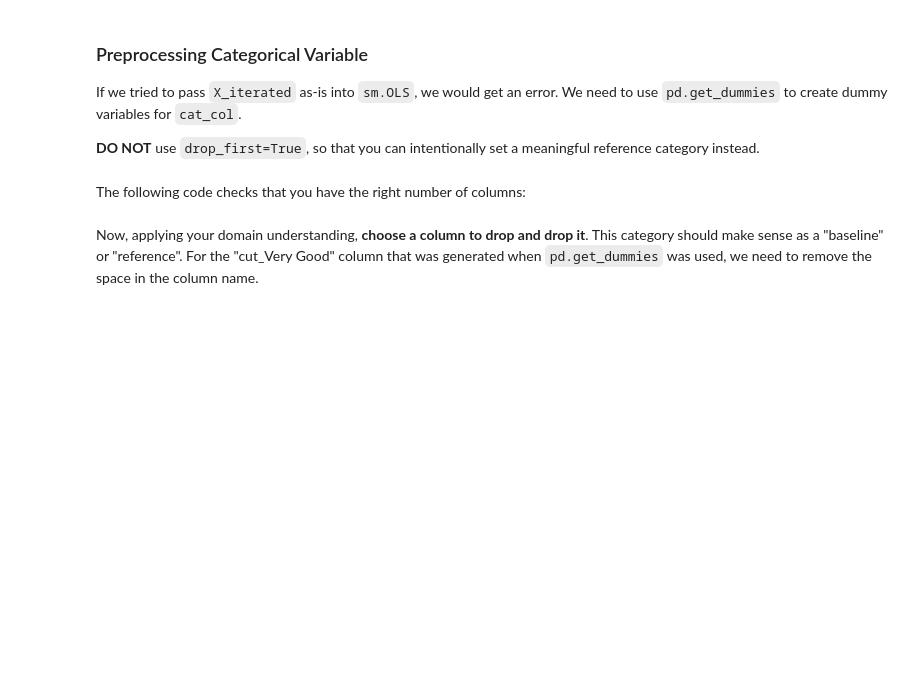
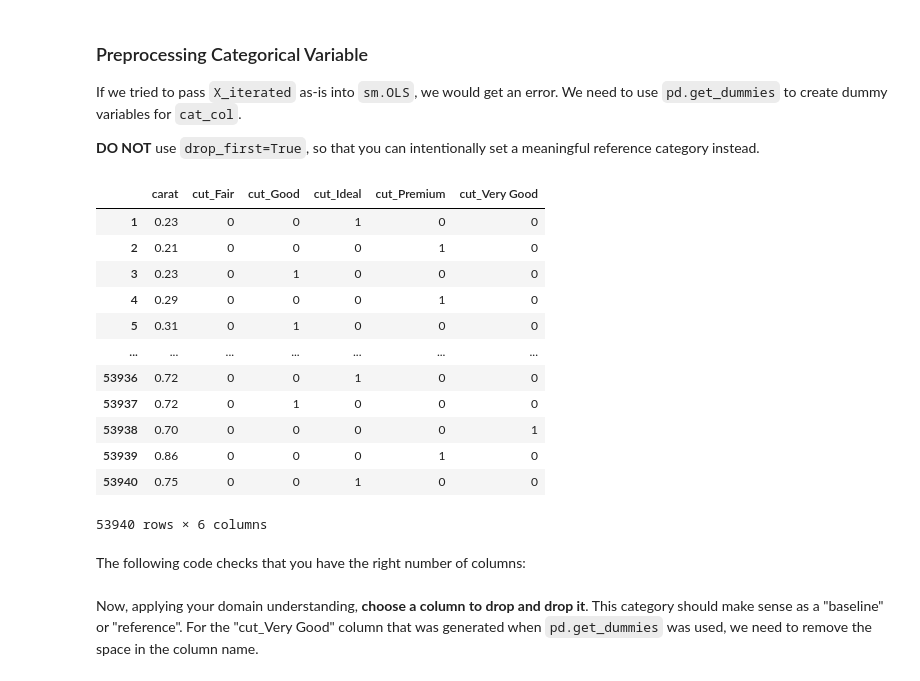
Before and after one commit to learn-co-curriculum/dsc-multiple-regression-cumulative-lab, a Jupyter notebook: index.ipynb, the cells around one changed output. Drawn from its saved outputs; the diff is of its cells as text; code cells hidden in the pictures; blank space fills up the shorter version.

```diff
--- a/index.ipynb
+++ b/index.ipynb
@@ -111,7 +169,7 @@ The target variable is `price`. Look at the correlation coefficients for all of
 Identify the name of the predictor column with the strongest correlation below.
 # %%
 # Replace None with appropriate code
-most_correlated = None
+most_correlated = 'carat'
 # %% [markdown]
 The following code checks that you specified a column correctly:
 # %%
@@ -212,7 +296,7 @@ for index, feature in enumerate(categorical_features):
 Identify the name of the categorical predictor column you want to use in your model below. The choice here is more open-ended than choosing the numeric predictor above -- choose something that will be interpretable in a final model, and where the different categories seem to have an impact on the price.
 # %%
 # Replace None with appropriate code
-cat_col = None
+cat_col = 'cut'
 # %% [markdown]
 The following code checks that you specified a column correctly:
 # %%
@@ -240,9 +338,23 @@ If we tried to pass `X_iterated` as-is into `sm.OLS`, we would get an error. We
 # %%
 # Replace None with appropriate code
 
 # Use pd.get_dummies to one-hot encode the categorical column in X_iterated
-X_iterated = None
+X_iterated = pd.get_dummies(X_iterated, columns=[cat_col])
 X_iterated
+# %% [output]
+|  | carat | cut_Fair | cut_Good | cut_Ideal | cut_Premium | cut_Very Good |
+| 1 | 0.23 | 0 | 0 | 1 | 0 | 0 |
+| 2 | 0.21 | 0 | 0 | 0 | 1 | 0 |
+| 3 | 0.23 | 0 | 1 | 0 | 0 | 0 |
+| 4 | 0.29 | 0 | 0 | 0 | 1 | 0 |
+| 5 | 0.31 | 0 | 1 | 0 | 0 | 0 |
+| ... | ... | ... | ... | ... | ... | ... |
+| 53936 | 0.72 | 0 | 0 | 1 | 0 | 0 |
+| 53937 | 0.72 | 0 | 1 | 0 | 0 | 0 |
+| 53938 | 0.70 | 0 | 0 | 0 | 0 | 1 |
+| 53939 | 0.86 | 0 | 0 | 0 | 1 | 0 |
+| 53940 | 0.75 | 0 | 0 | 1 | 0 | 0 |
+53940 rows × 6 columns
 # %% [markdown]
 The following code checks that you have the right number of columns:
 # %%
```
Also changed, not shown: parts of 20 cells of this notebook.
